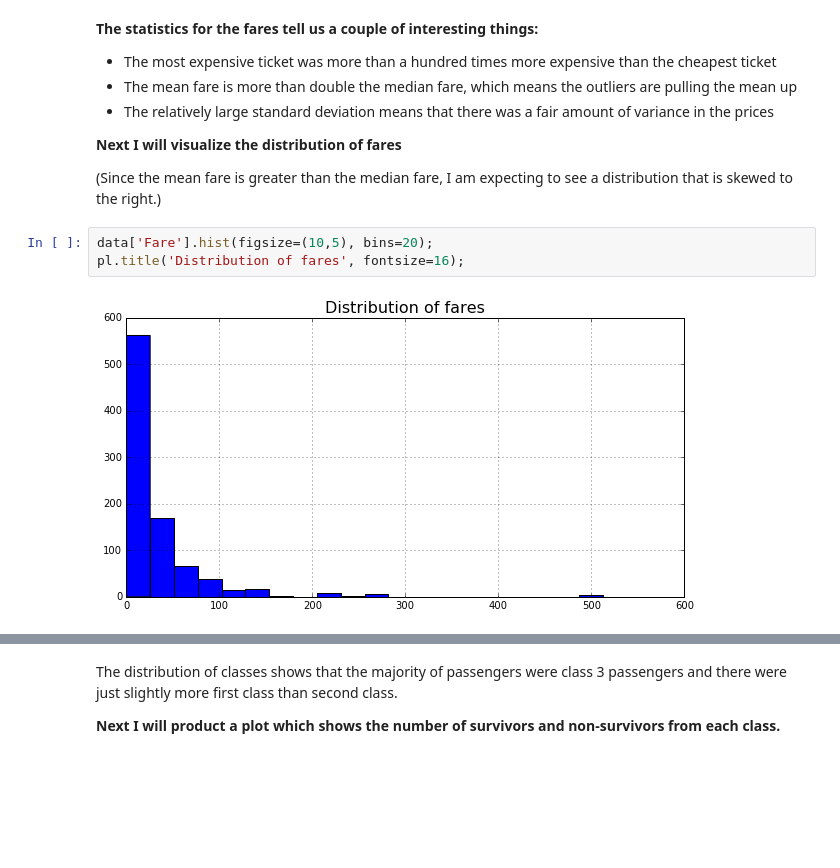
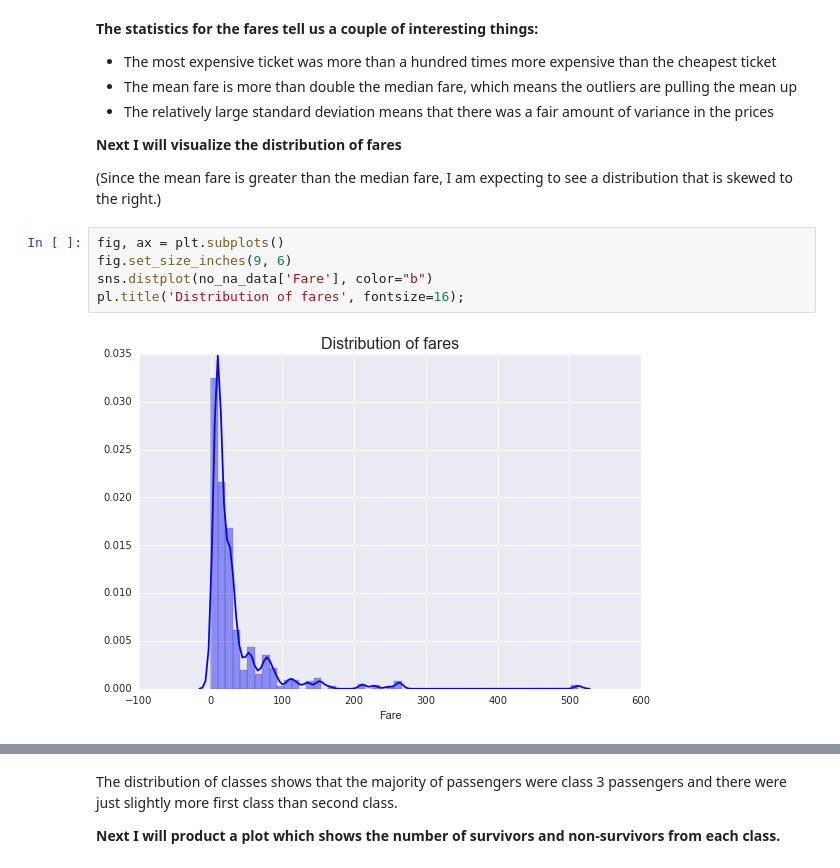
Before and after one commit to JustinHeaton/Titanic-Exploration, a Jupyter notebook: Titanic.ipynb, the cells around one changed output, grey strips where cells are left out. Saved outputs shown, nothing was run; the diff lists cells and outputs as text; blank space fills up the shorter version.

```diff
--- a/Titanic.ipynb
+++ b/Titanic.ipynb
@@ -206,10 +219,12 @@ Standard deviation of fares: 49.9083148687
 **Next I will visualize the distribution of fares**
 
 (Since the mean fare is greater than the median fare, I am expecting to see a distribution that is skewed to the right.)
-# %%
-data['Fare'].hist(figsize=(10,5), bins=20);
-pl.title('Distribution of fares', fontsize=16);
-# %% [output]
-[figure, removed]
+# %%
+fig, ax = plt.subplots()
+fig.set_size_inches(9, 6)
+sns.distplot(no_na_data['Fare'], color="b")
+pl.title('Distribution of fares', fontsize=16);
+# %% [output]
+[figure, added]
 # %% [markdown]
 It is interesting to note that the majority of the fares were less than 25 and there are some extreme outliers which have skewed the distribution to the right.
```
Also changed, not shown: parts of 19 cells of this notebook.
